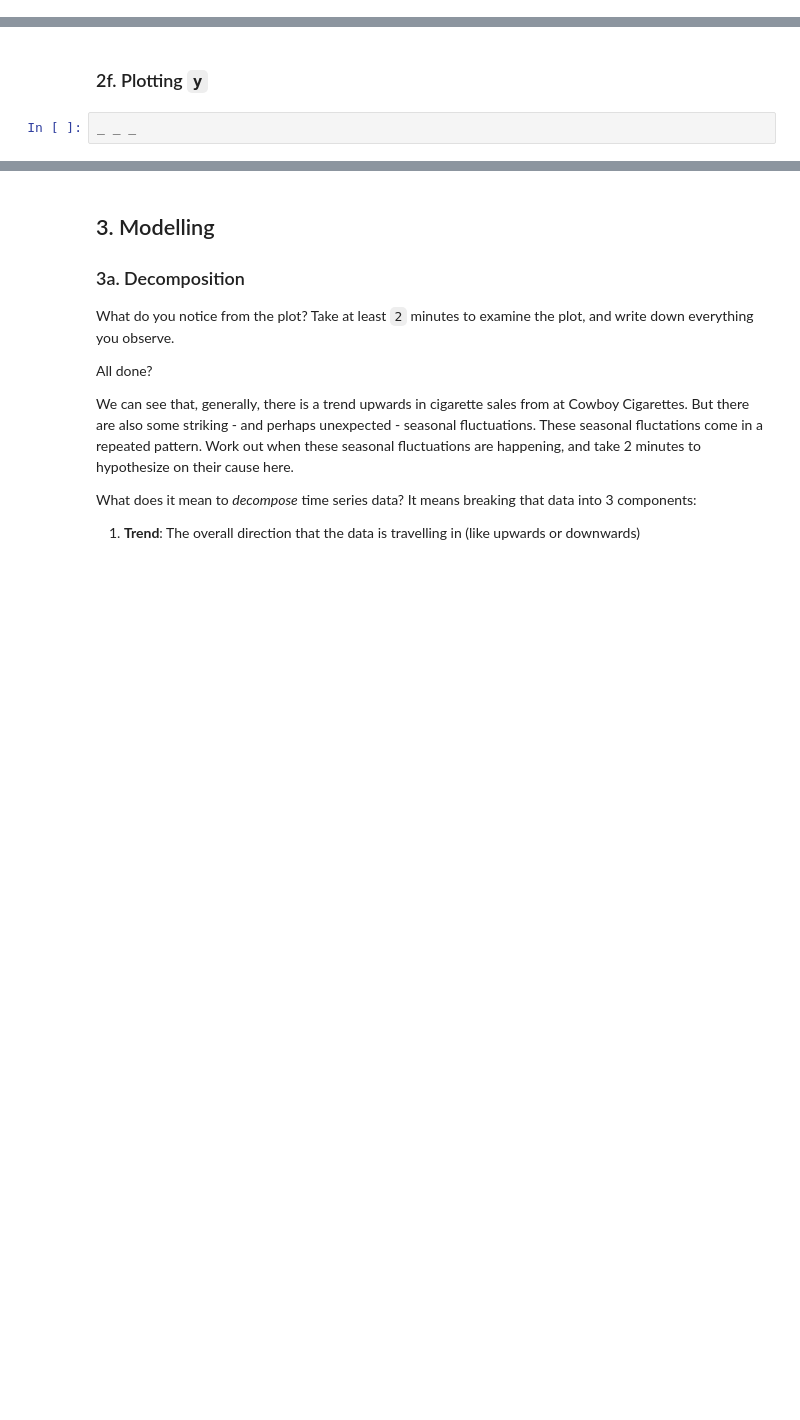
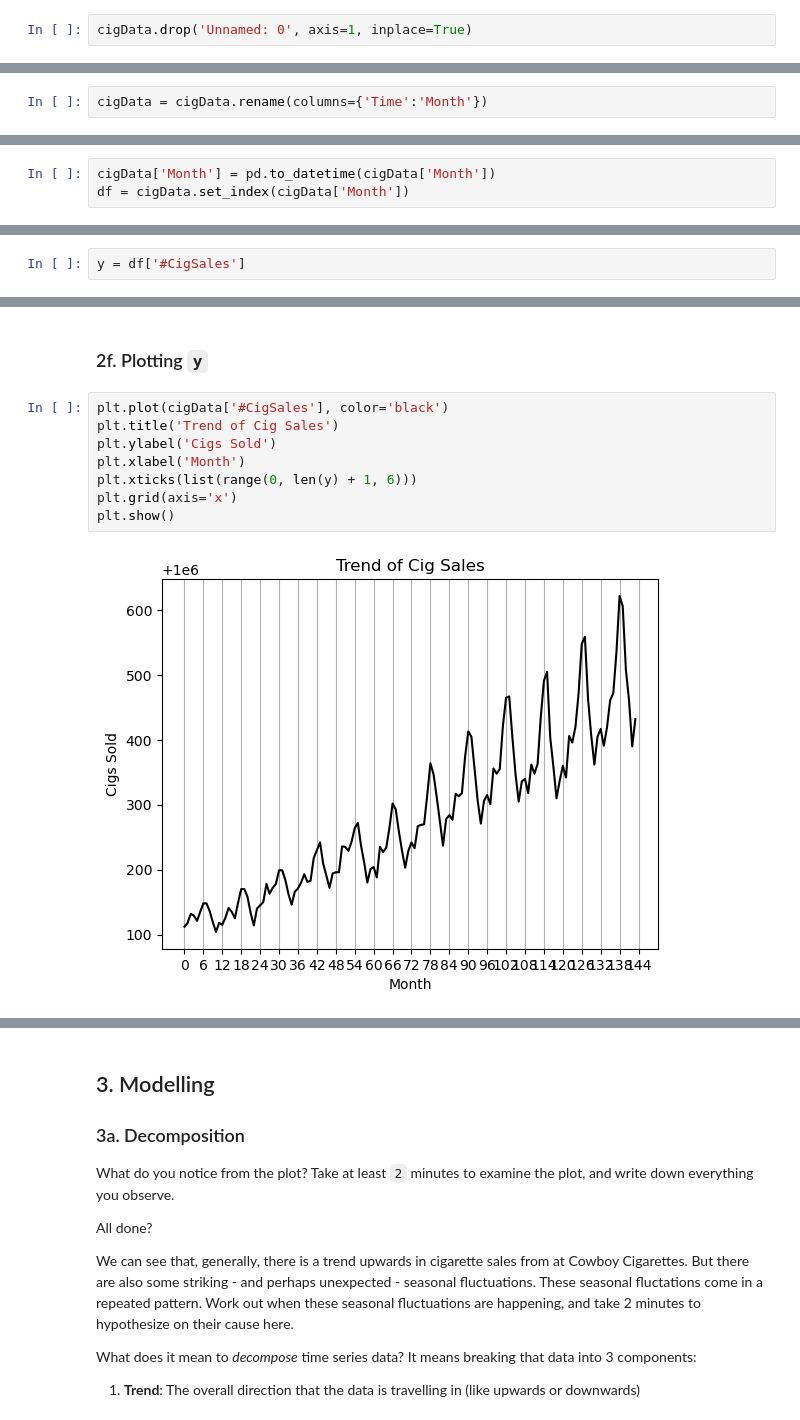
Before and after one commit to thaisangcr7/Cowboy-Cigarettes-A-Time-Series-Investigation, a Jupyter notebook: Cowboy Cigarettes Case Study - Tier 3.ipynb, the cells around one changed output, grey strips where cells are left out. Drawn from its saved outputs; the diff is of its cells as text; blank space fills up the shorter version.

```diff
--- a/Cowboy Cigarettes Case Study - Tier 3.ipynb
+++ b/Cowboy Cigarettes Case Study - Tier 3.ipynb
@@ -109,3 +108,5 @@ _ _ _
+# %%
+cigData.drop('Unnamed: 0', axis=1, inplace=True)
 # %% [markdown]
 ### 2b. Nomenclature
 # %% [markdown]
@@ -115,2 +114,4 @@ _ _ _
+# %%
+cigData = cigData.rename(columns={'Time':'Month'})
 # %% [markdown]
 Call a head() to check this has worked.
@@ -129,3 +133,6 @@ _ _ _
+# %%
+cigData['Month'] = pd.to_datetime(cigData['Month'])
+df = cigData.set_index(cigData['Month'])
 # %% [markdown]
 Perfect!
 # %% [markdown]
@@ -139,2 +144,4 @@ _ _ _
+# %%
+y = df['#CigSales']
 # %% [markdown]
 Check the type of our new variable.
@@ -150,5 +169,13 @@ _ _ _
 Try visualizing the data. A simple `matplotlib` plot should do the trick.
 # %% [markdown]
 ### 2f. Plotting `y`
-# %%
-_ _ _
+# %%
+plt.plot(cigData['#CigSales'], color='black')
+plt.title('Trend of Cig Sales')
+plt.ylabel('Cigs Sold')
+plt.xlabel('Month')
+plt.xticks(list(range(0, len(y) + 1, 6)))
+plt.grid(axis='x')
+plt.show()
+# %% [output]
+[figure, added]
```
Also changed, not shown: parts of 42 cells of this notebook.
